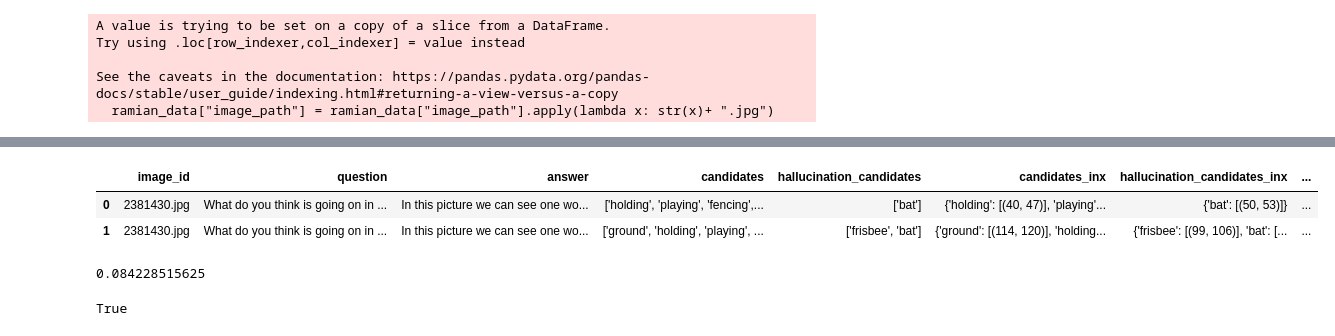
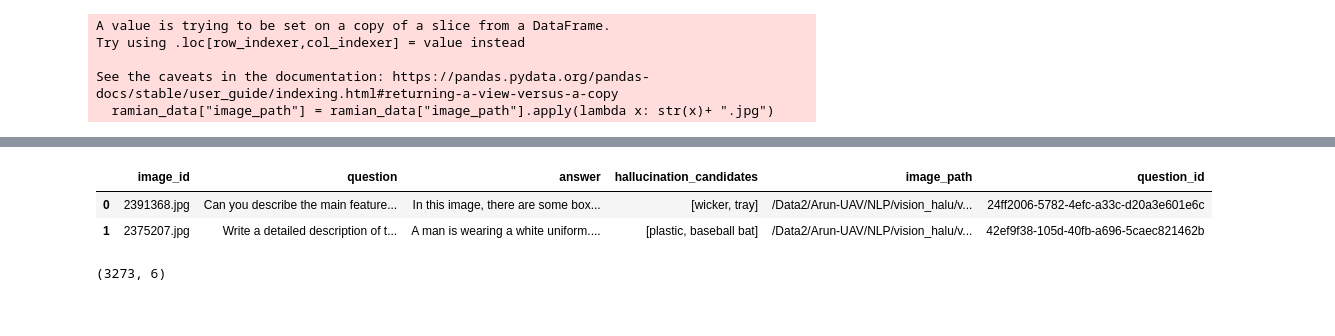
Before and after one commit to sri-harsha-jaladi/vision_hallucination, a Jupyter notebook: halu_detection_mitigation/token_inx_creation.ipynb, the cells around one changed output, grey strips where cells are left out. Cells and saved outputs as stored; diff of their text form; code cells hidden in the pictures.

Commit message:
total training and inference setup

```diff
--- a/halu_detection_mitigation/token_inx_creation.ipynb
+++ b/halu_detection_mitigation/token_inx_creation.ipynb
@@ -115,10 +123,9 @@ sampled_ids = sampled_data["id"].to_list()
 # %%
 ramian_data = total_data[~total_data["id"].isin(sampled_ids)]
 # %%
-tp_data = pd.read_csv("/Data2/Arun-UAV/NLP/vision_halu/haloc/train_dataset/vqa/tp_train.csv")
-tn_data = pd.read_csv("/Data2/Arun-UAV/NLP/vision_halu/haloc/train_dataset/vqa/tn_train.csv")
+data = pd.read_csv("/Data2/Arun-UAV/NLP/vision_halu/haloc/train_dataset/caption/tp_test.csv")
 # %%
-ramian_data = tn_data
+ramian_data = data
 # %%
 ramian_data.head(5)
 # %% [output]
@@ -240,12 +235,8 @@ tar_paths = ["/Data2/Arun-UAV/NLP/vision_halu/haloc/haloc_extension/caption/gemi
 # %%
 from uuid import uuid4
 
-for path in tar_paths:
-    data = pd.read_csv(path)
-    img_folder = "/Data2/Arun-UAV/NLP/vision_halu/visual_genome/target_images/"
+img_folder = "/Data2/Arun-UAV/NLP/vision_halu/visual_genome/target_images/"
 
-    data = data.rename(columns={"image_path": "image_id"})
-    data["image_path"] = data["image_id"].apply(lambda x: img_folder + x)
-    data["question_id"] = [str(uuid4()) for _ in range(len(data))]
-
-    data.to_csv(path, index=False)
+ramian_data = ramian_data.rename(columns={"image_path": "image_id"})
+ramian_data["image_path"] = ramian_data["image_id"].apply(lambda x: img_folder + x)
+ramian_data["question_id"] = [str(uuid4()) for _ in range(len(ramian_data))]
@@ -252,14 +249,14 @@ for path in tar_paths:
+# %%
+ramian_data = ramian_data.drop(["candidates", "candidates_inx"], axis=1)
 # %%
-pd.read_csv(tar_paths[0]).head(2)
+ramian_data.head(2)
 # %% [output]
-|  | image_id | question | answer | candidates | hallucination_candidates | candidates_inx | hallucination_candidates_inx | ... |
-| 0 | 2381430.jpg | What do you think is going on in ... | In this picture we can see one wo... | ['holding', 'playing', 'fencing',... | ['bat'] | {'holding': [(40, 47)], 'playing'... | {'bat': [(50, 53)]} | ... |
-| 1 | 2381430.jpg | What do you think is going on in ... | In this picture we can see one wo... | ['ground', 'holding', 'playing', ... | ['frisbee', 'bat'] | {'ground': [(114, 120)], 'holding... | {'frisbee': [(99, 106)], 'bat': [... | ... |
+|  | image_id | question | answer | hallucination_candidates | image_path | question_id |
+| 0 | 2391368.jpg | Can you describe the main feature... | In this image, there are some box... | [wicker, tray] | /Data2/Arun-UAV/NLP/vision_halu/v... | 24ff2006-5782-4efc-a33c-d20a3e601e6c |
+| 1 | 2375207.jpg | Write a detailed description of t... | A man is wearing a white uniform.... | [plastic, baseball bat] | /Data2/Arun-UAV/NLP/vision_halu/v... | 42ef9f38-105d-40fb-a696-5caec821462b |
 # %%
-(4096*690*16*2/1024**3)
+ramian_data.to_csv("/Data2/Arun-UAV/NLP/vision_halu/benchmarks/holoc/test_caption_3200.csv", index=False)
-# %% [output]
-0.084228515625
 # %%
-text_1 == text_2
+ramian_data.shape
 # %% [output]
-True
+(3273, 6)
```
Also changed, not shown: parts of 14 cells of this notebook, 5 other files.
